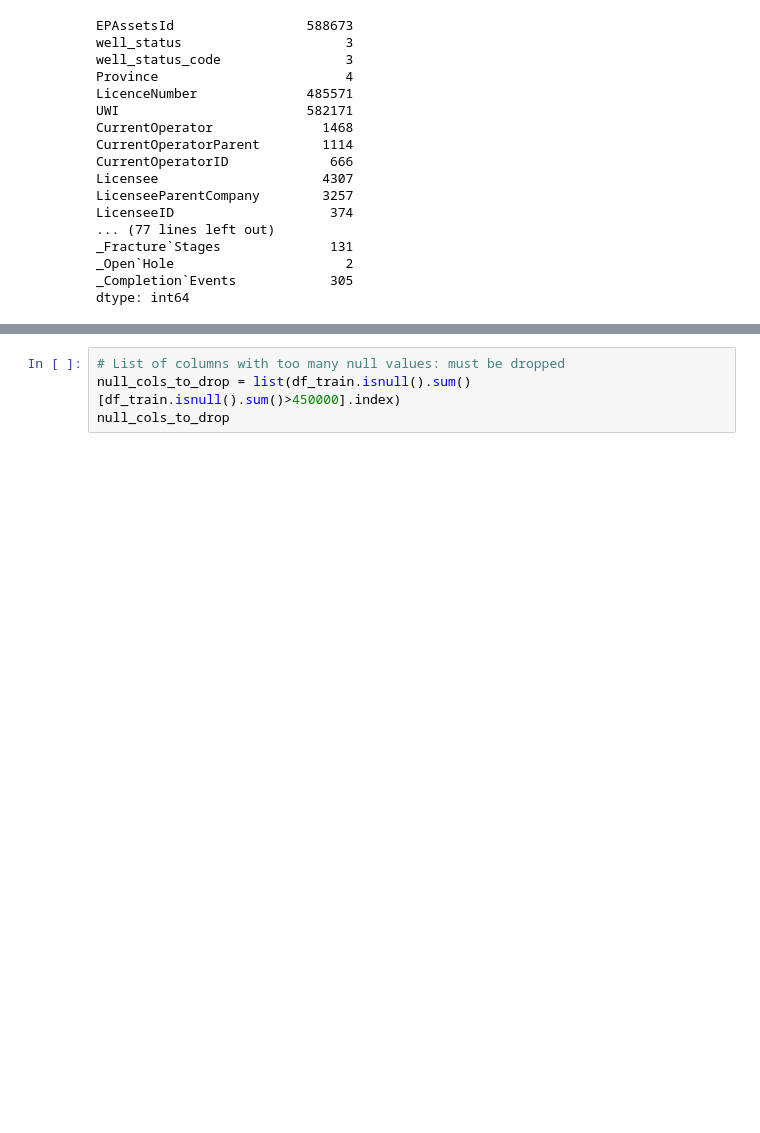
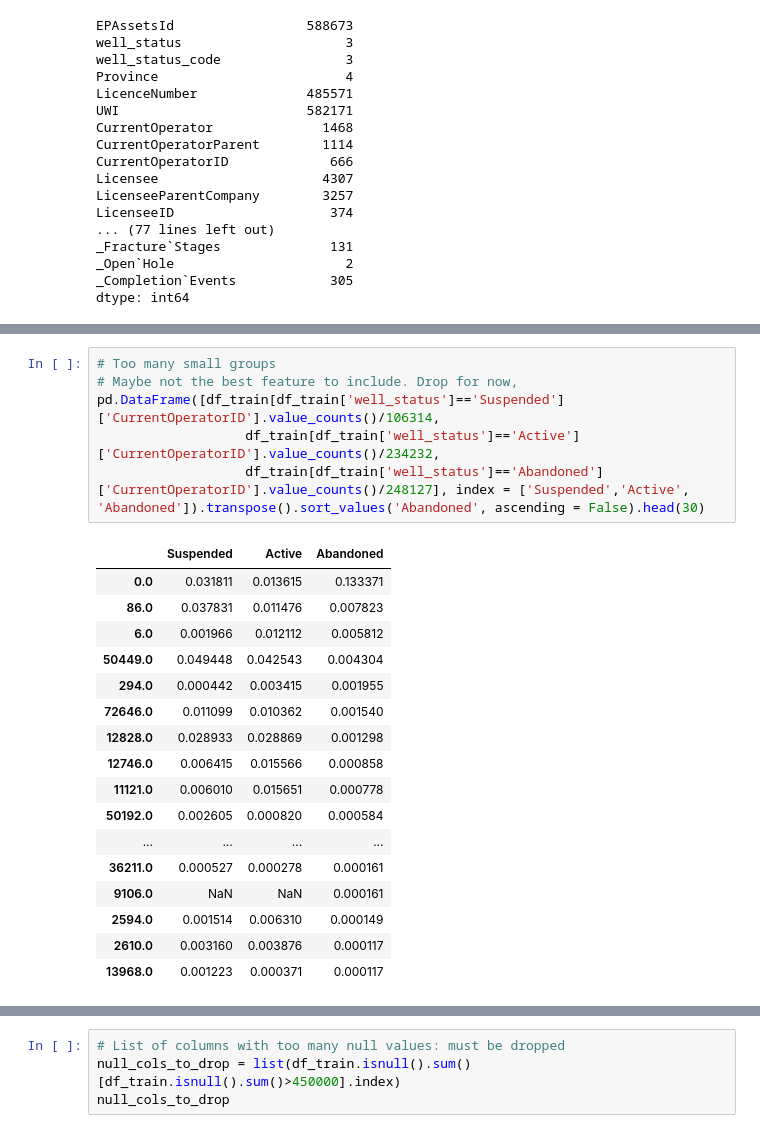
Before and after one commit to Mghane/reCLAIM-2019-Competition, a Jupyter notebook: Classification_Meisam.ipynb, the cells around one changed output, grey strips where cells are left out. Saved outputs shown, nothing was run; the diff lists cells and outputs as text; blank space fills up the shorter version.

```diff
--- a/Classification_Meisam.ipynb
+++ b/Classification_Meisam.ipynb
@@ -243,0 +336,24 @@ dtype: int64
+# %%
+# Too many small groups
+# Maybe not the best feature to include. Drop for now,
+pd.DataFrame([df_train[df_train['well_status']=='Suspended']['CurrentOperatorID'].value_counts()/106314,
+                   df_train[df_train['well_status']=='Active']['CurrentOperatorID'].value_counts()/234232,
+                   df_train[df_train['well_status']=='Abandoned']['CurrentOperatorID'].value_counts()/248127], index = ['Suspended','Active', 'Abandoned']).transpose().sort_values('Abandoned', ascending = False).head(30)
+# %% [output]
+|  | Suspended | Active | Abandoned |
+| 0.0 | 0.031811 | 0.013615 | 0.133371 |
+| 86.0 | 0.037831 | 0.011476 | 0.007823 |
+| 6.0 | 0.001966 | 0.012112 | 0.005812 |
+| 50449.0 | 0.049448 | 0.042543 | 0.004304 |
+| 294.0 | 0.000442 | 0.003415 | 0.001955 |
+| 72646.0 | 0.011099 | 0.010362 | 0.001540 |
+| 12828.0 | 0.028933 | 0.028869 | 0.001298 |
+| 12746.0 | 0.006415 | 0.015566 | 0.000858 |
+| 11121.0 | 0.006010 | 0.015651 | 0.000778 |
+| 50192.0 | 0.002605 | 0.000820 | 0.000584 |
+| ... | ... | ... | ... |
+| 36211.0 | 0.000527 | 0.000278 | 0.000161 |
+| 9106.0 | NaN | NaN | 0.000161 |
+| 2594.0 | 0.001514 | 0.006310 | 0.000149 |
+| 2610.0 | 0.003160 | 0.003876 | 0.000117 |
+| 13968.0 | 0.001223 | 0.000371 | 0.000117 |
```
Also changed, not shown: parts of 18 cells of this notebook.
